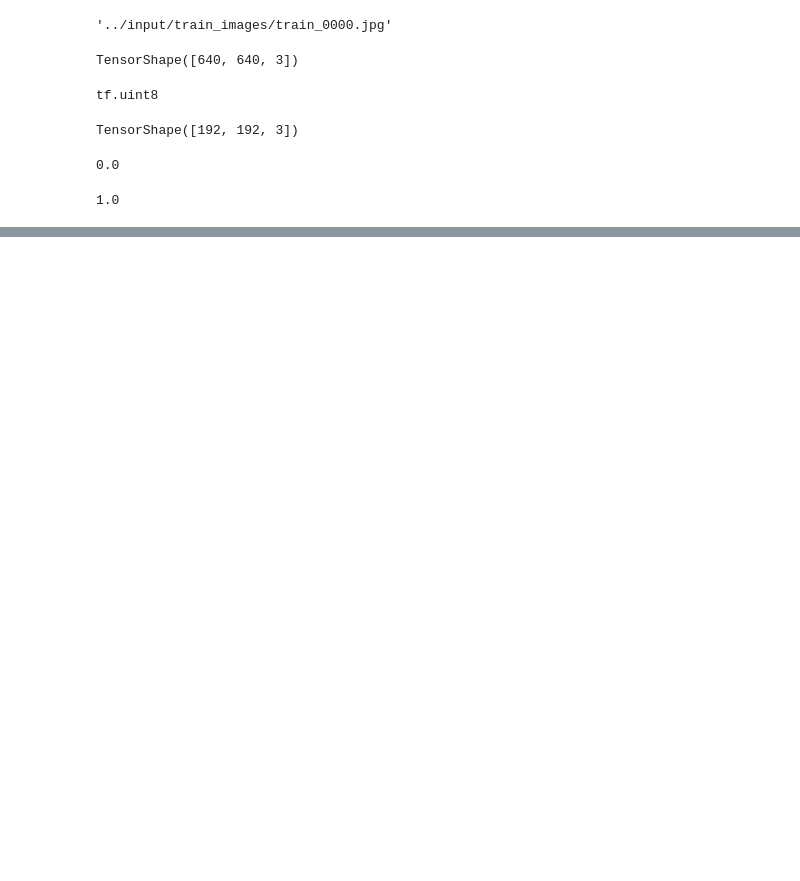
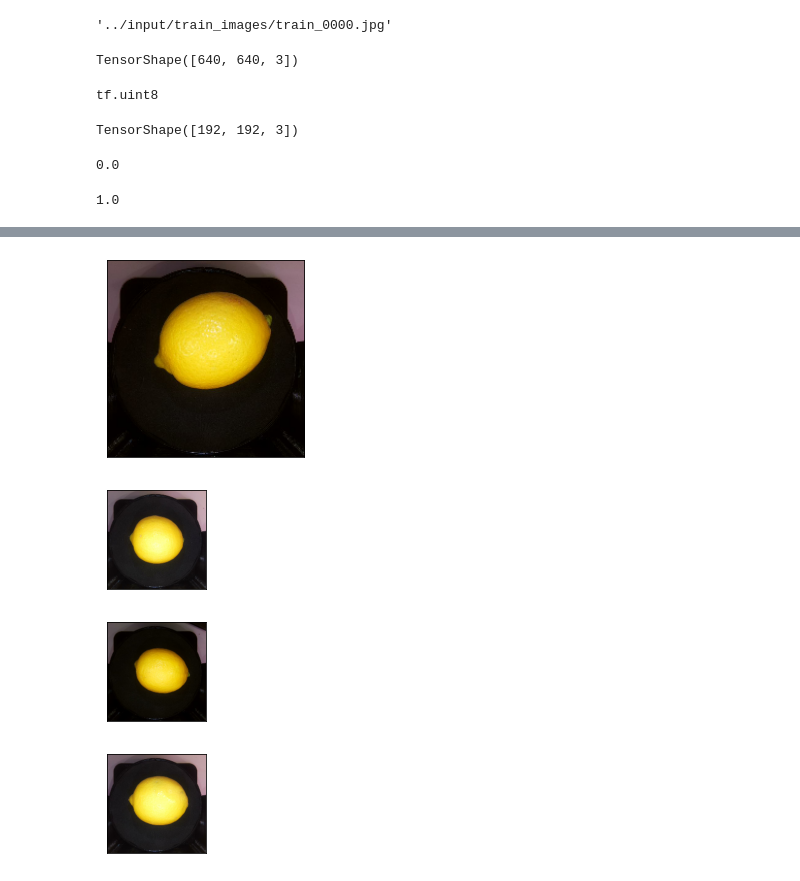
Before and after one commit to ducksfrogs/lemon_com, a Jupyter notebook: jup/Untitled.ipynb, the cells around one changed output, grey strips where cells are left out. Saved outputs shown, nothing was run; the diff lists cells and outputs as text; code cells hidden in the pictures; blank space fills up the shorter version.

```diff
--- a/jup/Untitled.ipynb
+++ b/jup/Untitled.ipynb
@@ -99,0 +137,19 @@ img_final.numpy().max()
+# %%
+path_ds = tf.data.Dataset.from_tensor_slices(all_image_paths)
+
+image_ds = path_ds.map(load_and_preprocess_image, num_parallel_calls=AUTOTUNE)
+# %%
+plt.figure(figsize=(8,8))
+
+for n, image in enumerate(image_ds.take(4)):
+    plt.subplot(2,2,n+1)
+    plt.imshow(image)
+    plt.grid(False)
+    plt.xticks([])
+    plt.yticks([])
+    plt.show()
+# %% [output]
+[figure, added]
+[figure, added]
+[figure, added]
+[figure, added]
```
Also changed, not shown: parts of 21 cells of this notebook, 1 other file.
